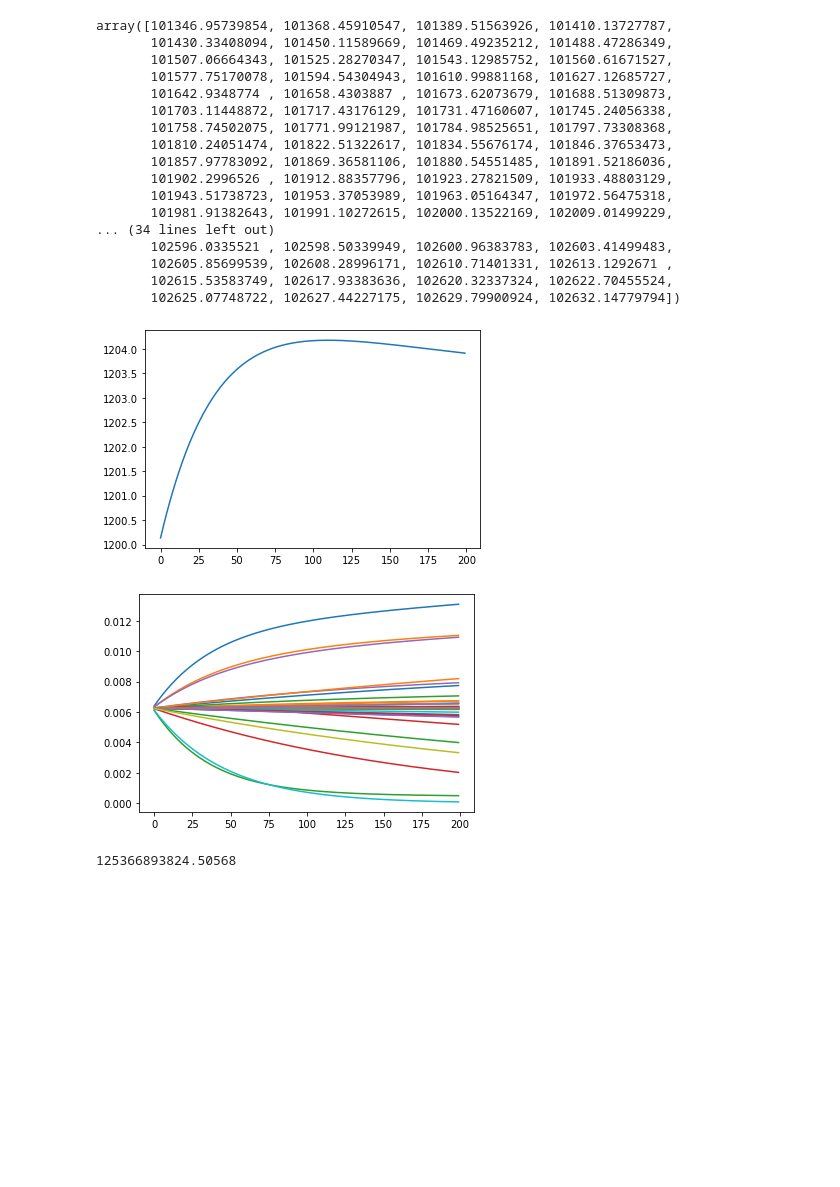
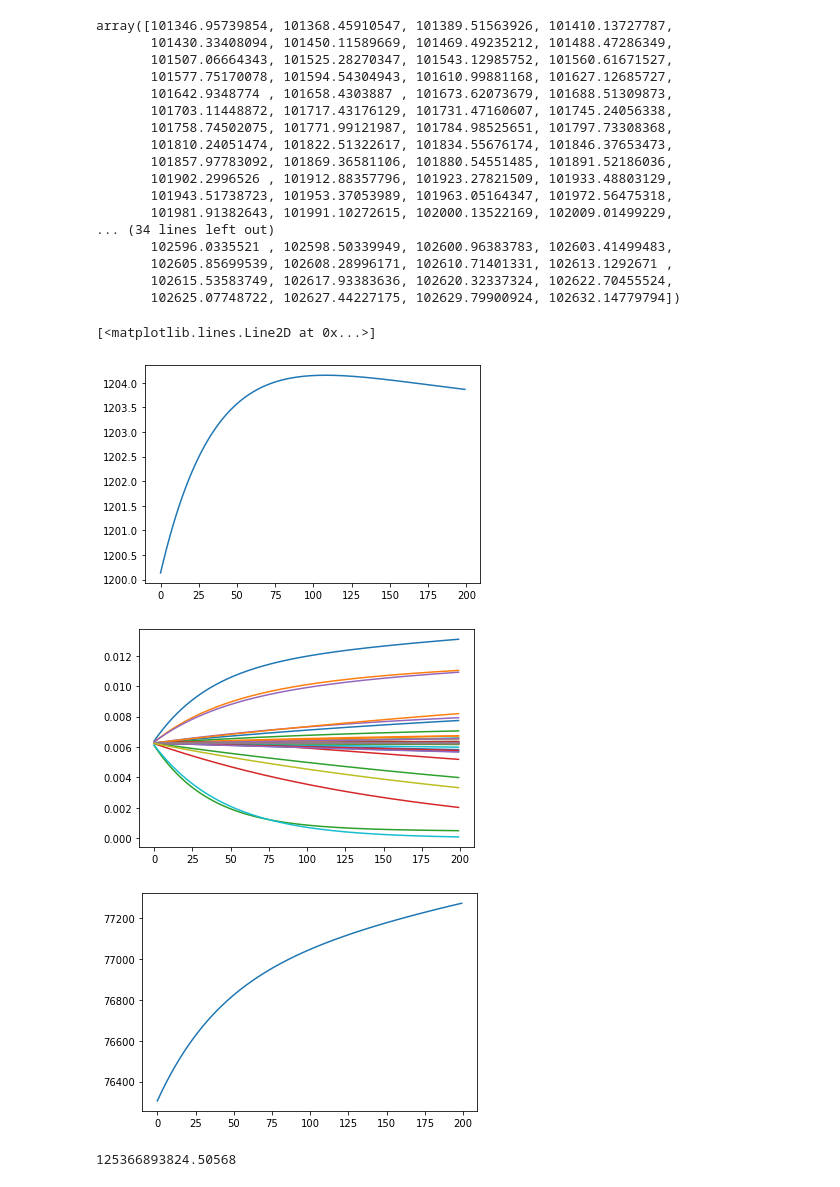
Before and after one commit to qyz96/PSAAP3, a Jupyter notebook: cantera_test_113020.ipynb, the cells around one changed output. Drawn from its saved outputs; the diff is of its cells as text; code cells hidden in the pictures; blank space fills up the shorter version.

```diff
--- a/cantera_test_113020.ipynb
+++ b/cantera_test_113020.ipynb
@@ -95,12 +82,18 @@ array([101346.95739854, 101368.45910547, 101389.51563926, 101410.13727787,
 # %%
 plt.plot(Tt)
 plt.figure()
+# plt.plot(Tt)
 for i in range(gas.n_species):
     plt.plot(Yt[i,:])
+
+plt.figure()
+plt.plot(Pt)
 ####
 # %% [output]
+[<matplotlib.lines.Line2D at 0x...>]
 [figure]
 [figure]
+[figure, added]
 # %%
 np.save('.npy files/pressure.npy', Pt)
 np.save('.npy files/temperature.npy', Tt)
```
Also changed, not shown: parts of 5 cells of this notebook, 1 other file.
